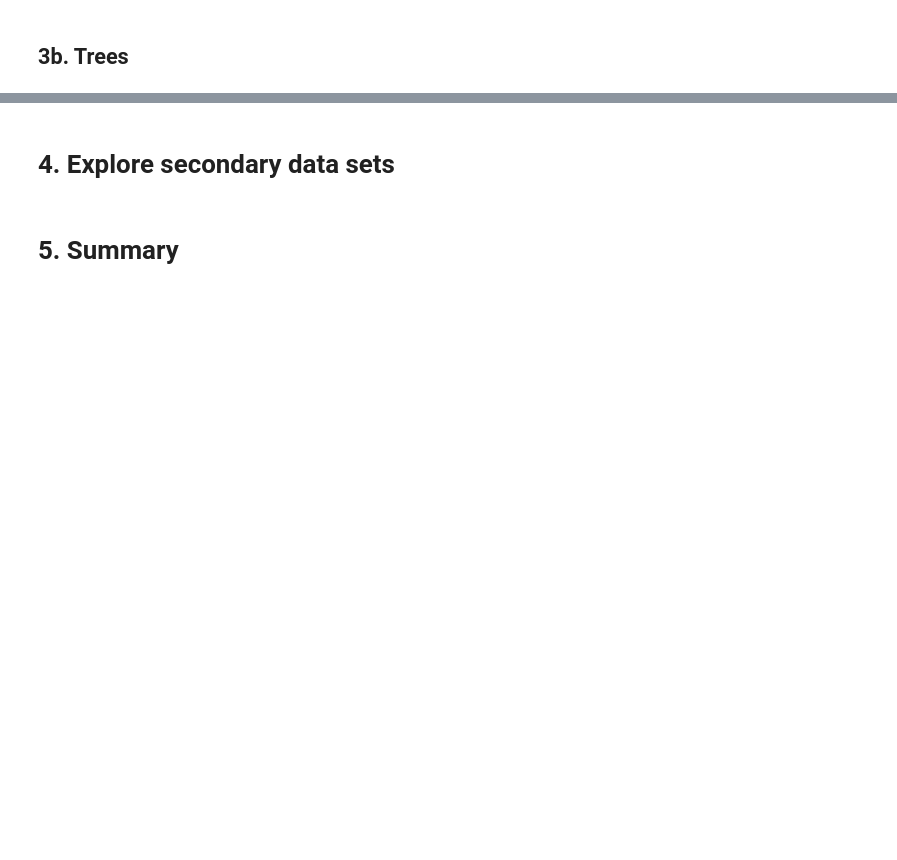
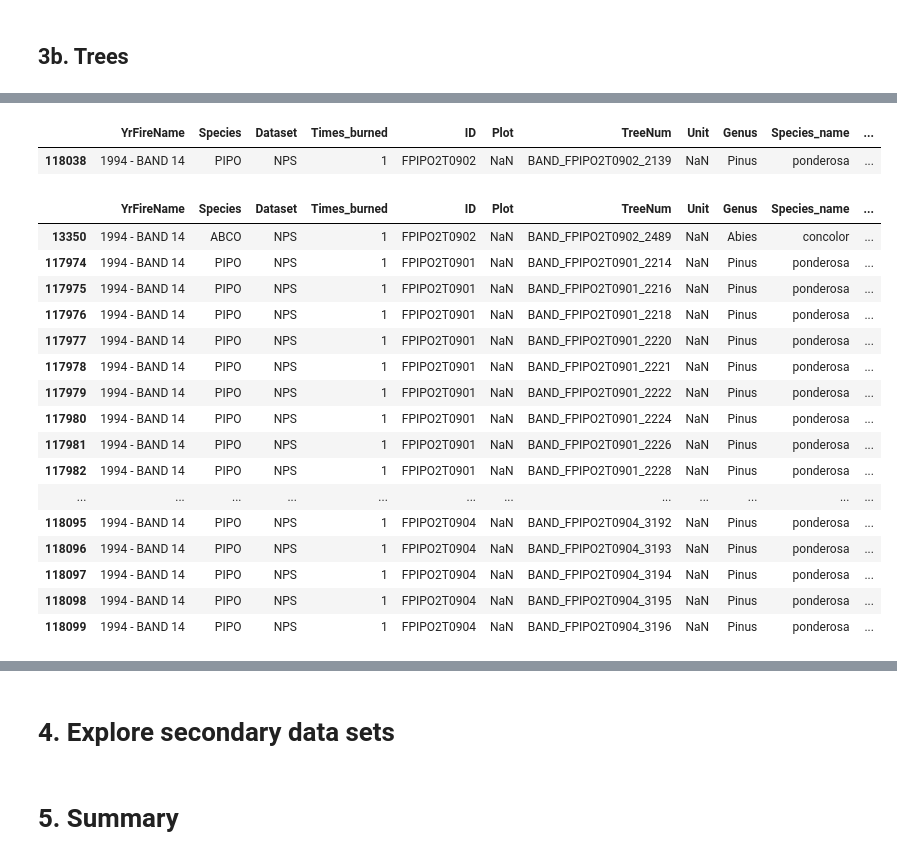
Before and after one commit to jshaffer94247/Fire-and-Trees, a Jupyter notebook: code/01_Forest_Fire_Tree_Outcomes_EDA.ipynb, the cells around one changed output, grey strips where cells are left out. Saved outputs shown, nothing was run; the diff lists cells and outputs as text; code cells hidden in the pictures; blank space fills up the shorter version.

```diff
--- a/code/01_Forest_Fire_Tree_Outcomes_EDA.ipynb
+++ b/code/01_Forest_Fire_Tree_Outcomes_EDA.ipynb
@@ -145,0 +270,27 @@ df_trees['ID'].value_counts()
+# %%
+df_trees.loc[df_trees['TreeNum'] == 'BAND_FPIPO2T0902_2139',:]  # looks a little suspicious; check this fire
+# %% [output]
+|  | YrFireName | Species | Dataset | Times_burned | ID | Plot | TreeNum | Unit | Genus | Species_name | ... |
+| 118038 | 1994 - BAND 14 | PIPO | NPS | 1 | FPIPO2T0902 | NaN | BAND_FPIPO2T0902_2139 | NaN | Pinus | ponderosa | ... |
+# %%
+df_trees.loc[df_trees['YrFireName']=='1994 - BAND 14']
+# Possible error in the *.csv file where the TreeNum was merged with the Plot name;
+#   if this turns out to be important, either check the original source or contact the author
+# %% [output]
+|  | YrFireName | Species | Dataset | Times_burned | ID | Plot | TreeNum | Unit | Genus | Species_name | ... |
+| 13350 | 1994 - BAND 14 | ABCO | NPS | 1 | FPIPO2T0902 | NaN | BAND_FPIPO2T0902_2489 | NaN | Abies | concolor | ... |
+| 117974 | 1994 - BAND 14 | PIPO | NPS | 1 | FPIPO2T0901 | NaN | BAND_FPIPO2T0901_2214 | NaN | Pinus | ponderosa | ... |
+| 117975 | 1994 - BAND 14 | PIPO | NPS | 1 | FPIPO2T0901 | NaN | BAND_FPIPO2T0901_2216 | NaN | Pinus | ponderosa | ... |
+| 117976 | 1994 - BAND 14 | PIPO | NPS | 1 | FPIPO2T0901 | NaN | BAND_FPIPO2T0901_2218 | NaN | Pinus | ponderosa | ... |
+| 117977 | 1994 - BAND 14 | PIPO | NPS | 1 | FPIPO2T0901 | NaN | BAND_FPIPO2T0901_2220 | NaN | Pinus | ponderosa | ... |
+| 117978 | 1994 - BAND 14 | PIPO | NPS | 1 | FPIPO2T0901 | NaN | BAND_FPIPO2T0901_2221 | NaN | Pinus | ponderosa | ... |
+| 117979 | 1994 - BAND 14 | PIPO | NPS | 1 | FPIPO2T0901 | NaN | BAND_FPIPO2T0901_2222 | NaN | Pinus | ponderosa | ... |
+| 117980 | 1994 - BAND 14 | PIPO | NPS | 1 | FPIPO2T0901 | NaN | BAND_FPIPO2T0901_2224 | NaN | Pinus | ponderosa | ... |
+| 117981 | 1994 - BAND 14 | PIPO | NPS | 1 | FPIPO2T0901 | NaN | BAND_FPIPO2T0901_2226 | NaN | Pinus | ponderosa | ... |
+| 117982 | 1994 - BAND 14 | PIPO | NPS | 1 | FPIPO2T0901 | NaN | BAND_FPIPO2T0901_2228 | NaN | Pinus | ponderosa | ... |
+| ... | ... | ... | ... | ... | ... | ... | ... | ... | ... | ... | ... |
+| 118095 | 1994 - BAND 14 | PIPO | NPS | 1 | FPIPO2T0904 | NaN | BAND_FPIPO2T0904_3192 | NaN | Pinus | ponderosa | ... |
+| 118096 | 1994 - BAND 14 | PIPO | NPS | 1 | FPIPO2T0904 | NaN | BAND_FPIPO2T0904_3193 | NaN | Pinus | ponderosa | ... |
+| 118097 | 1994 - BAND 14 | PIPO | NPS | 1 | FPIPO2T0904 | NaN | BAND_FPIPO2T0904_3194 | NaN | Pinus | ponderosa | ... |
+| 118098 | 1994 - BAND 14 | PIPO | NPS | 1 | FPIPO2T0904 | NaN | BAND_FPIPO2T0904_3195 | NaN | Pinus | ponderosa | ... |
+| 118099 | 1994 - BAND 14 | PIPO | NPS | 1 | FPIPO2T0904 | NaN | BAND_FPIPO2T0904_3196 | NaN | Pinus | ponderosa | ... |
```
Also changed, not shown: parts of 58 cells of this notebook.
